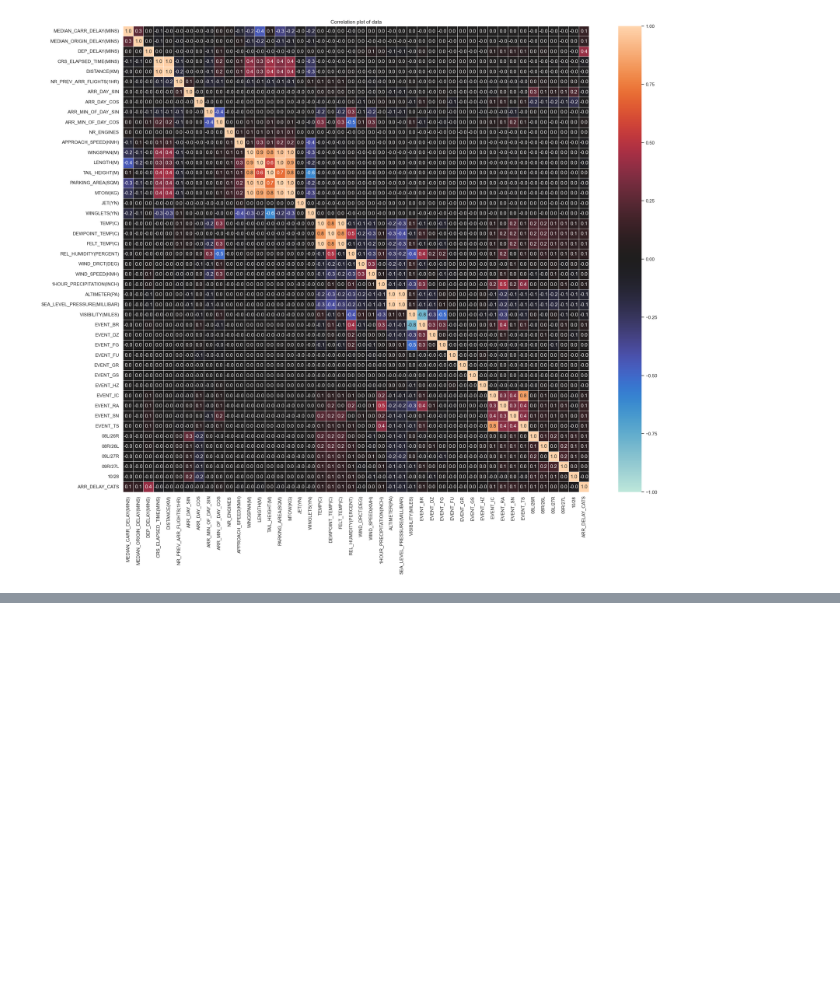
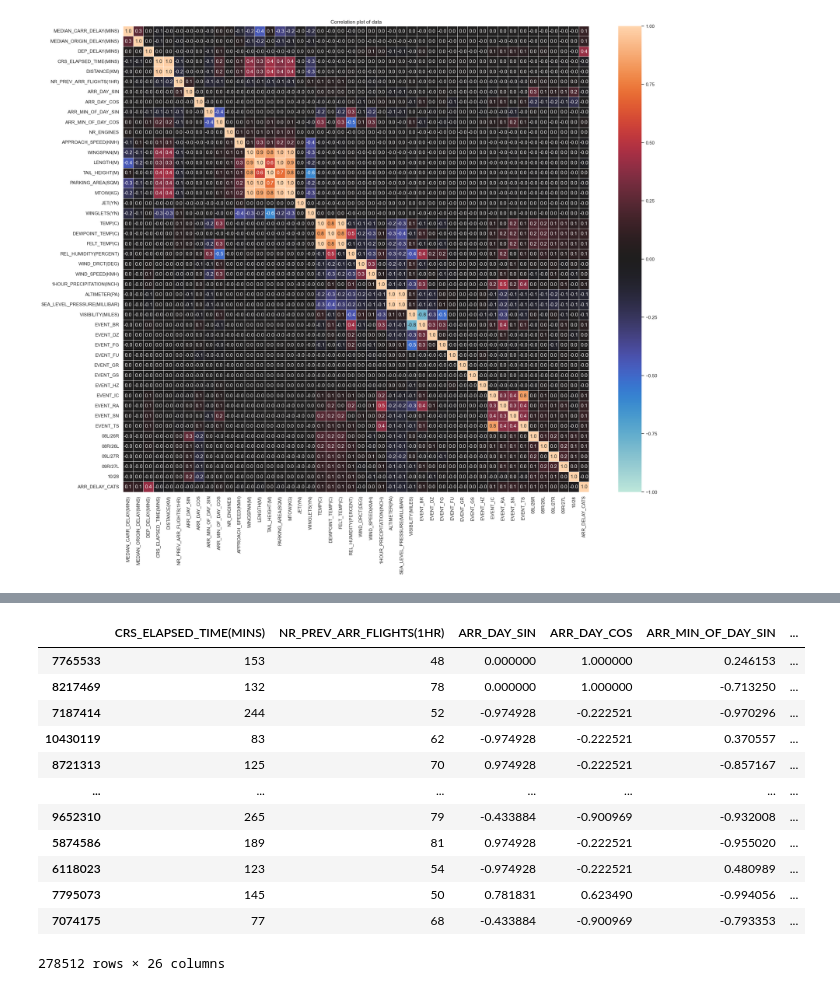
Before and after one commit to chrigHub/PertubationThesis, a Jupyter notebook: main/preprocessing/production_bnew.ipynb, the cells around one changed output, grey strips where cells are left out. Drawn from its saved outputs; the diff is of its cells as text; code cells hidden in the pictures; blank space fills up the shorter version.

```diff
--- a/main/preprocessing/b_production.ipynb
+++ b/main/preprocessing/production_bnew.ipynb
@@ -132,10 +135,10 @@ Shape of y_test: (69628, 1)
 278512 rows × 45 columns
 # %%
 scaler = MinMaxScaler()
-X_train_minmax = scaler.fit_transform(X_train)
+X_train_scaled = scaler.fit_transform(X_train)
 # %%
 fig, axes = plt.subplots(1,2,figsize=(18,7))
-var = pd.DataFrame(X_train_minmax, columns=X_train.columns).var().sort_values(ascending=False)
+var = pd.DataFrame(X_train_scaled, columns=X_train.columns).var().sort_values(ascending=False)
 sns.set(style="whitegrid")
 sns.barplot(x=list(var.index), y = list(var.values), ax = axes[0])
 axes[0].set_xticklabels(axes[0].get_xticklabels(), rotation=90, horizontalalignment='center')
@@ -158,2 +161,6 @@ g = sns.heatmap(pd.DataFrame(np.hstack((X_train_minmax,y_train)), columns=list(X
 # %% [output]
 [figure]
+# %%
+# Dropped columns due to low variance
+low_var_labels = list(var[var < 0.01].index)
+low_var_labels
@@ -159,0 +178,9 @@ g = sns.heatmap(pd.DataFrame(np.hstack((X_train_minmax,y_train)), columns=list(X
+# %%
+# Dropped columns due to high correlation
+high_corr_labels = ["DISTANCE(KM)", "WINGSPAN(M)", "LENGTH(M)", "TAIL_HEIGHT(M)","FELT_TEMP(C)", "PARKING_AREA(SQM)"]
+
+# Dropping columns previously unavailable
+unav_labels = ["MEDIAN_CARR_DELAY(MINS)", "MEDIAN_ORIGIN_DELAY(MINS)", "ALTIMETER(PA)"]
+
+labels_to_drop = low_var_labels + high_corr_labels + unav_labels
+labels_to_drop
@@ -159,0 +207,18 @@ g = sns.heatmap(pd.DataFrame(np.hstack((X_train_minmax,y_train)), columns=list(X
+# %%
+X_train = X_train.drop(columns=labels_to_drop, axis="columns")
+X_test = X_test.drop(columns=labels_to_drop, axis="columns")
+X_train
+# %% [output]
+|  | CRS_ELAPSED_TIME(MINS) | NR_PREV_ARR_FLIGHTS(1HR) | ARR_DAY_SIN | ARR_DAY_COS | ARR_MIN_OF_DAY_SIN | ... |
+| 7765533 | 153 | 48 | 0.000000 | 1.000000 | 0.246153 | ... |
+| 8217469 | 132 | 78 | 0.000000 | 1.000000 | -0.713250 | ... |
+| 7187414 | 244 | 52 | -0.974928 | -0.222521 | -0.970296 | ... |
+| 10430119 | 83 | 62 | -0.974928 | -0.222521 | 0.370557 | ... |
+| 8721313 | 125 | 70 | 0.974928 | -0.222521 | -0.857167 | ... |
+| ... | ... | ... | ... | ... | ... | ... |
+| 9652310 | 265 | 79 | -0.433884 | -0.900969 | -0.932008 | ... |
+| 5874586 | 189 | 81 | 0.974928 | -0.222521 | -0.955020 | ... |
+| 6118023 | 123 | 54 | -0.974928 | -0.222521 | 0.480989 | ... |
+| 7795073 | 145 | 50 | 0.781831 | 0.623490 | -0.994056 | ... |
+| 7074175 | 77 | 68 | -0.433884 | -0.900969 | -0.793353 | ... |
+278512 rows × 26 columns
```
Also changed, not shown: parts of 13 cells of this notebook, 5 other files.
